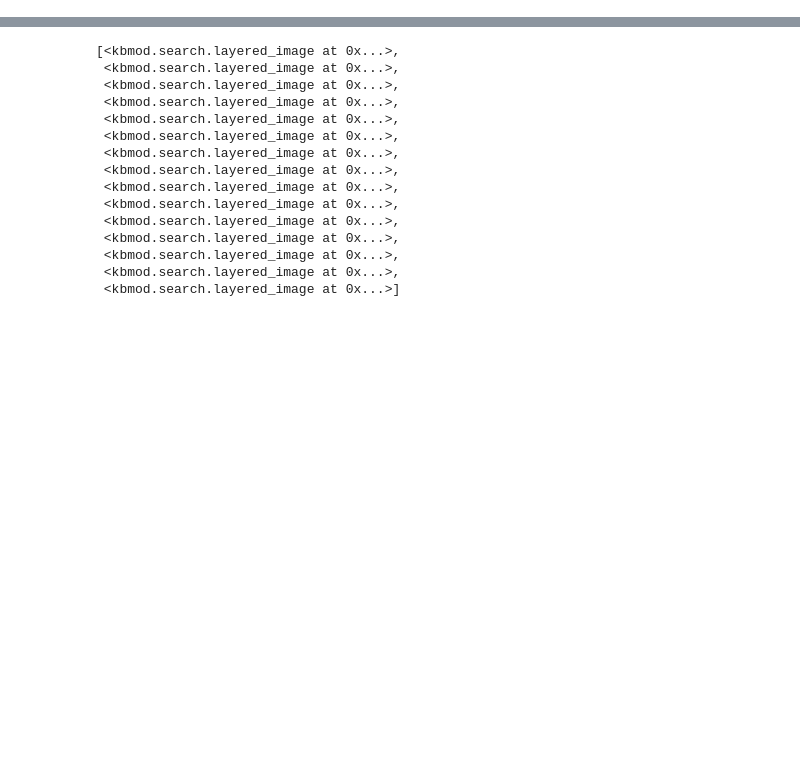
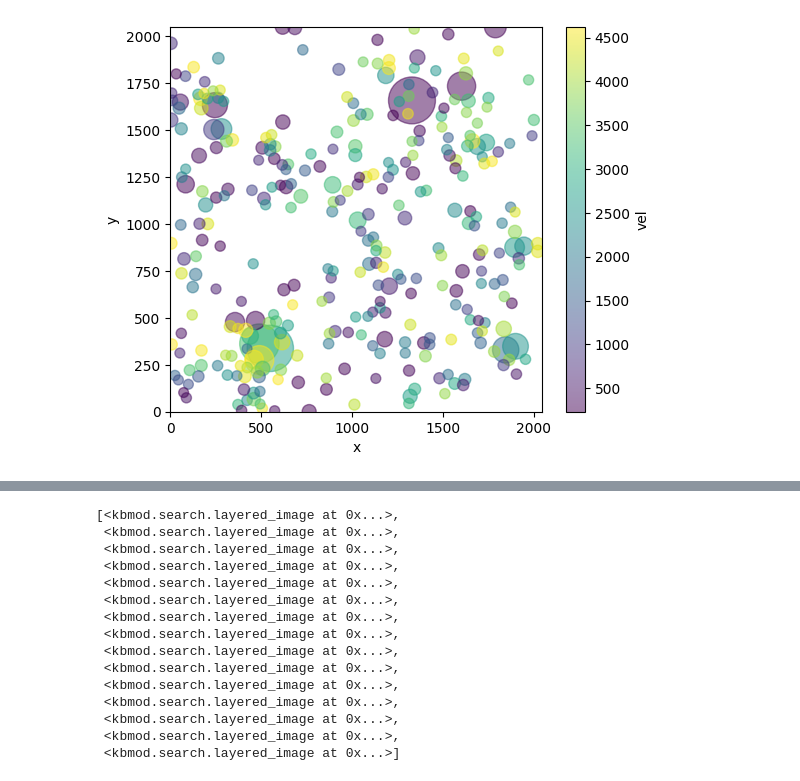
Before and after one commit to miguelralarcon/kbmod_atlas, a Jupyter notebook: lab/atlas.ipynb, the cells around one changed output, grey strips where cells are left out. Cells and saved outputs as stored; diff of their text form; code cells hidden in the pictures; blank space fills up the shorter version.

```diff
--- a/lab/atlas.ipynb
+++ b/lab/atlas.ipynb
@@ -1401,0 +496,14 @@ sci_filelist = sci_filelist[::3]
+# %%
+import pandas as pd
+d = {'id':[], 'x':[], 'y':[], 'lh':[], 'vel':[], 'ang':[]}#, 'cluster':[]}
+for o in range(results.num_results()):#cluster_vals:
+    trj0 = results.results[o].trajectory
+    d['id'].append(o)
+    d['x'].append(trj0.x)
+    d['y'].append(trj0.y)
+    d['lh'].append(trj0.lh)
+    d['vel'].append((trj0.x_v**2 + trj0.y_v**2)**0.5)
+    d['ang'].append(np.arctan2(trj0.y_v, trj0.x_v))
+    #d['cluster'].append(cluster.labels_[o])
+
+df = pd.DataFrame(d)
@@ -1401,0 +526,13 @@ sci_filelist = sci_filelist[::3]
+# %%
+# plot df scatter points x,y with points size proportional to lh and color cluster label
+
+plt.figure(figsize=(6,5))
+plt.scatter(df.x, df.y, s=df.lh*10, c=df.vel, cmap='viridis', alpha=0.5)
+plt.xlabel('x')
+plt.ylabel('y')
+plt.xlim(0, 2048)
+plt.ylim(0, 2048)
+a = plt.colorbar()
+a.set_label('vel')
+# %% [output]
+[figure, added]
```
Also changed, not shown: parts of 39 cells of this notebook, 9 other files.
